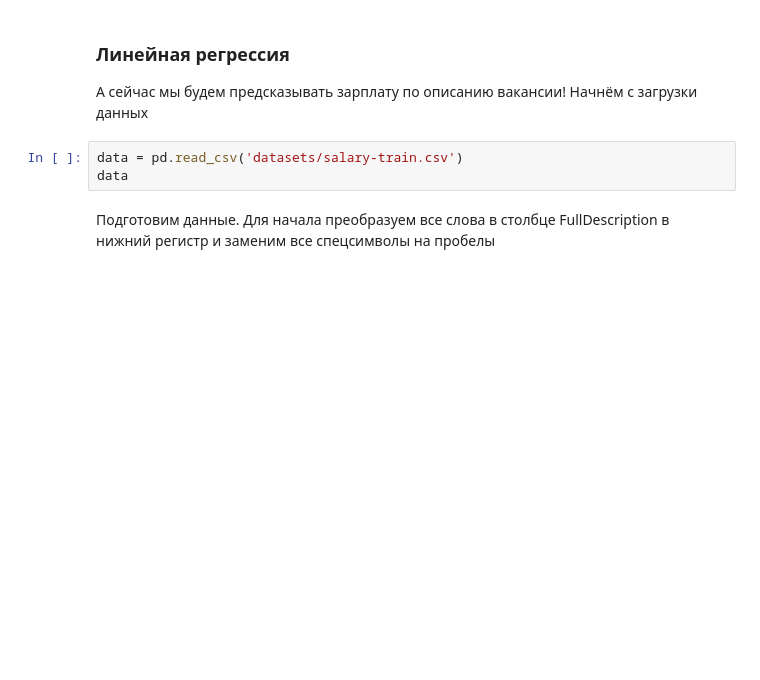
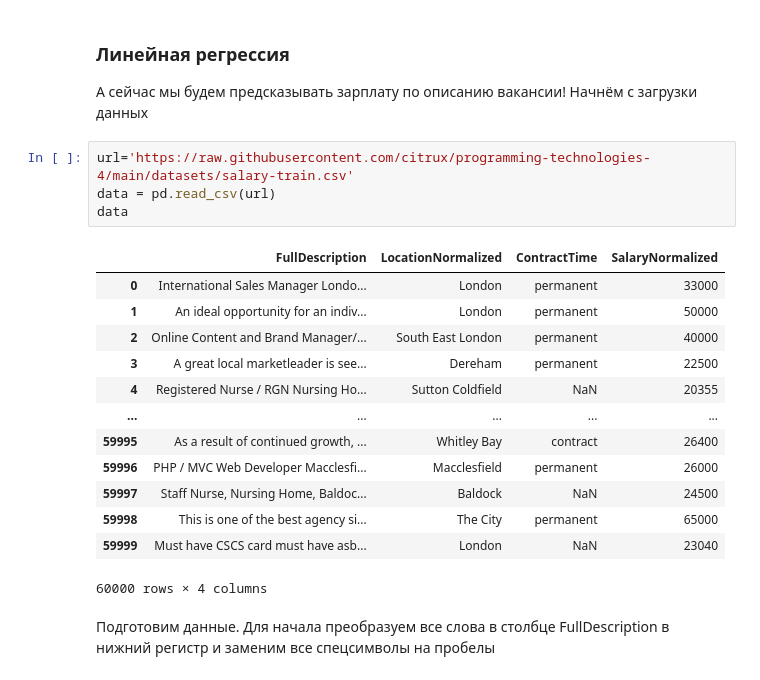
Before and after one commit to Andreyvag/programming-technologies-4, a Jupyter notebook: lab4.ipynb, the cells around one changed output. Cells and saved outputs as stored; diff of their text form; blank space fills up the shorter version.

```diff
--- a/lab4.ipynb
+++ b/lab4.ipynb
@@ -392,9 +496,24 @@ roc_auc_score(data[0], clf.predict(data.iloc[:, 1:]))
 # %% [markdown]
 ### Линейная регрессия
 А сейчас мы будем предсказывать зарплату по описанию вакансии! Начнём с загрузки данных
-# %%
-data = pd.read_csv('datasets/salary-train.csv')
-data
+# %%
+url='https://raw.githubusercontent.com/citrux/programming-technologies-4/main/datasets/salary-train.csv'
+data = pd.read_csv(url)
+data
+# %% [output]
+|  | FullDescription | LocationNormalized | ContractTime | SalaryNormalized |
+| 0 | International Sales Manager Londo... | London | permanent | 33000 |
+| 1 | An ideal opportunity for an indiv... | London | permanent | 50000 |
+| 2 | Online Content and Brand Manager/... | South East London | permanent | 40000 |
+| 3 | A great local marketleader is see... | Dereham | permanent | 22500 |
+| 4 | Registered Nurse / RGN Nursing Ho... | Sutton Coldfield | NaN | 20355 |
+| ... | ... | ... | ... | ... |
+| 59995 | As a result of continued growth, ... | Whitley Bay | contract | 26400 |
+| 59996 | PHP / MVC Web Developer Macclesfi... | Macclesfield | permanent | 26000 |
+| 59997 | Staff Nurse, Nursing Home, Baldoc... | Baldock | NaN | 24500 |
+| 59998 | This is one of the best agency si... | The City | permanent | 65000 |
+| 59999 | Must have CSCS card must have asb... | London | NaN | 23040 |
+60000 rows × 4 columns
 # %% [markdown]
 Подготовим данные. Для начала преобразуем все слова в столбце FullDescription в нижний регистр и заменим все спецсимволы на пробелы
 # %%
```
Also changed, not shown: parts of 39 cells of this notebook.
